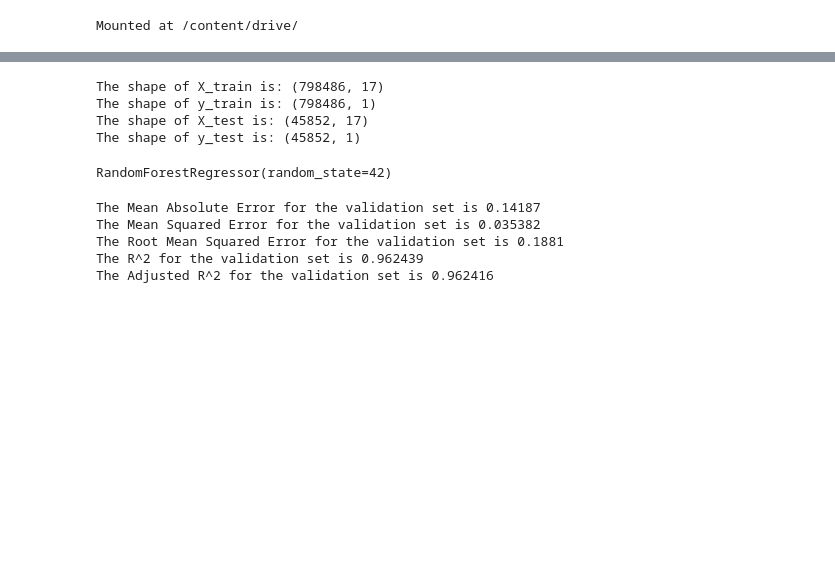
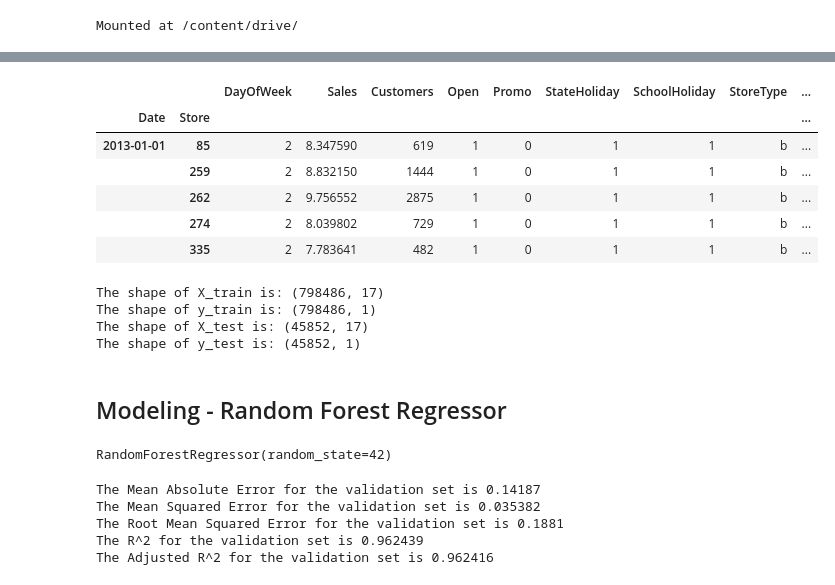
Before and after one commit to ArunPrasath1205/Retail-Sales-Prediction-ML-Project, a Jupyter notebook: Part_2_Rossmann_sales_Prediction.ipynb, the cells around one changed output, grey strips where cells are left out. Drawn from its saved outputs; the diff is of its cells as text; code cells hidden in the pictures; blank space fills up the shorter version.

```diff
--- a/Part_2_Rossmann_sales_Prediction.ipynb
+++ b/Part_2_Rossmann_sales_Prediction.ipynb
@@ -33,2 +68,12 @@ df.set_index(['Date','Store'],inplace=True)
 df.sort_index(inplace=True)
+# %%
+df.head()
+# %% [output]
+|  |  | DayOfWeek | Sales | Customers | Open | Promo | StateHoliday | SchoolHoliday | StoreType | ... |
+| Date | Store |  |  |  |  |  |  |  |  | ... |
+| 2013-01-01 | 85 | 2 | 8.347590 | 619 | 1 | 0 | 1 | 1 | b | ... |
+|  | 259 | 2 | 8.832150 | 1444 | 1 | 0 | 1 | 1 | b | ... |
+|  | 262 | 2 | 9.756552 | 2875 | 1 | 0 | 1 | 1 | b | ... |
+|  | 274 | 2 | 8.039802 | 729 | 1 | 0 | 1 | 1 | b | ... |
+|  | 335 | 2 | 7.783641 | 482 | 1 | 0 | 1 | 1 | b | ... |
 # %%
@@ -80,6 +150,8 @@ X_test[list(X_test.columns)] = stdsc.transform(X_test[list(X_test.columns)])
 scaler = StandardScaler()
 y_train[list(y_train.columns)] = scaler.fit_transform(y_train[list(y_train.columns)])
 y_test[list(y_test.columns)] = scaler.transform(y_test[list(y_train.columns)])
+# %% [markdown]
+## Modeling - Random Forest Regressor
 # %%
 random_forest = RandomForestRegressor(n_estimators=100,random_state=42)
 random_forest.fit(X_train,y_train)
```
Also changed, not shown: parts of 32 cells of this notebook.
